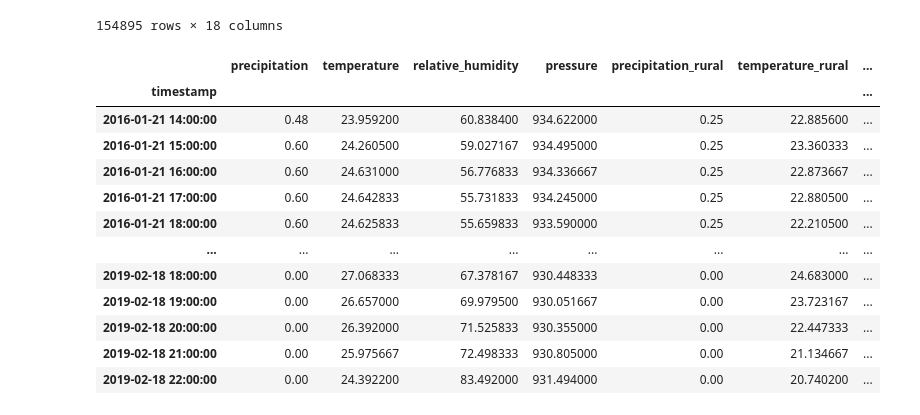
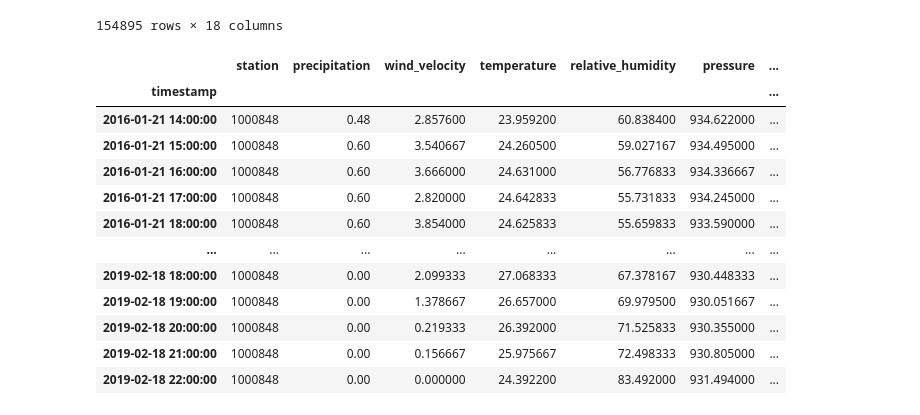
Before and after one commit to plbalmeida/ml-uhi, a Jupyter notebook: notebooks/1.0-preprocessing.ipynb, the cells around one changed output. Saved outputs shown, nothing was run; the diff lists cells and outputs as text; code cells hidden in the pictures.

```diff
--- a/notebooks/1.0-preprocessing.ipynb
+++ b/notebooks/1.0-preprocessing.ipynb
@@ -114,3 +87,6 @@ rural
+# %%
+lapa = pd.read_csv("../data/raw/lapa.csv").drop("Unnamed: 0", axis=1)
+rural = pd.read_csv("../data/raw/rural.csv").drop("Unnamed: 0", axis=1)
 # %%
 lapa = lapa.merge(rural, on="timestamp")
 lapa["uhi"] = lapa.temperature - lapa.temperature_rural
@@ -130,58 +106,58 @@ lapa
 | 154894 | 1000848 | Lapa | 2019-02-18 22:40:00 | 0.0 | 0.000 | 134.891 | 23.943 | ... |
 154895 rows × 18 columns
 # %%
-lapa = get_wind_components(
-    lapa,
-    wind_velocity='wind_velocity',
-    wind_direction='wind_direction',
-    x_name='wind_velocity_x',
-    y_name='wind_velocity_y'
-    )
+# lapa = get_wind_components(
+#     lapa,
+#     wind_velocity='wind_velocity',
+#     wind_direction='wind_direction',
+#     x_name='wind_velocity_x',
+#     y_name='wind_velocity_y'
+#     )
 
-lapa = get_wind_components(
-    lapa,
-    wind_velocity='wind_velocity_rural',
-    wind_direction='wind_direction_rural',
-    x_name='wind_velocity_x_rural',
-    y_name='wind_velocity_y_rural'
-    )
+# lapa = get_wind_components(
+#     lapa,
+#     wind_velocity='wind_velocity_rural',
+#     wind_direction='wind_direction_rural',
+#     x_name='wind_velocity_x_rural',
+#     y_name='wind_velocity_y_rural'
+#     )
 
-lapa = lapa.drop(['wind_velocity', "wind_velocity_rural"], axis=1)
+# lapa = lapa.drop(['wind_velocity', "wind_velocity_rural"], axis=1)
 
-lapa = get_wind_components(
-    lapa,
-    wind_velocity='wind_blow',
-    wind_direction='wind_direction',
-    x_name='wind_blow_x',
-    y_name='wind_blow_y'
-    )
+# lapa = get_wind_components(
+#     lapa,
+#     wind_velocity='wind_blow',
+#     wind_direction='wind_direction',
+#     x_name='wind_blow_x',
+#     y_name='wind_blow_y'
+#     )
 
-lapa = get_wind_components(
-    lapa,
-    wind_velocity='wind_blow_rural',
-    wind_direction='wind_direction_rural',
-    x_name='wind_blow_x_rural',
-    y_name='wind_blow_y_rural'
-    )
+# lapa = get_wind_components(
+#     lapa,
+#     wind_velocity='wind_blow_rural',
+#     wind_direction='wind_direction_rural',
+#     x_name='wind_blow_x_rural',
+#     y_name='wind_blow_y_rural'
+#     )
 
 lapa = lapa.drop(['wind_blow', 'wind_blow_rural'], axis=1)
 lapa = lapa.drop(['wind_direction', "wind_direction_rural"], axis=1)
 lapa = resample_data(lapa)
 lapa = lapa.reset_index()
 lapa = lapa.set_index("timestamp")
 
 lapa
 # %% [output]
-|  | precipitation | temperature | relative_humidity | pressure | precipitation_rural | temperature_rural | ... |
+|  | station | precipitation | wind_velocity | temperature | relative_humidity | pressure | ... |
 | timestamp |  |  |  |  |  |  | ... |
-| 2016-01-21 14:00:00 | 0.48 | 23.959200 | 60.838400 | 934.622000 | 0.25 | 22.885600 | ... |
-| 2016-01-21 15:00:00 | 0.60 | 24.260500 | 59.027167 | 934.495000 | 0.25 | 23.360333 | ... |
-| 2016-01-21 16:00:00 | 0.60 | 24.631000 | 56.776833 | 934.336667 | 0.25 | 22.873667 | ... |
-| 2016-01-21 17:00:00 | 0.60 | 24.642833 | 55.731833 | 934.245000 | 0.25 | 22.880500 | ... |
-| 2016-01-21 18:00:00 | 0.60 | 24.625833 | 55.659833 | 933.590000 | 0.25 | 22.210500 | ... |
+| 2016-01-21 14:00:00 | 1000848 | 0.48 | 2.857600 | 23.959200 | 60.838400 | 934.622000 | ... |
+| 2016-01-21 15:00:00 | 1000848 | 0.60 | 3.540667 | 24.260500 | 59.027167 | 934.495000 | ... |
+| 2016-01-21 16:00:00 | 1000848 | 0.60 | 3.666000 | 24.631000 | 56.776833 | 934.336667 | ... |
+| 2016-01-21 17:00:00 | 1000848 | 0.60 | 2.820000 | 24.642833 | 55.731833 | 934.245000 | ... |
+| 2016-01-21 18:00:00 | 1000848 | 0.60 | 3.854000 | 24.625833 | 55.659833 | 933.590000 | ... |
 | ... | ... | ... | ... | ... | ... | ... | ... |
-| 2019-02-18 18:00:00 | 0.00 | 27.068333 | 67.378167 | 930.448333 | 0.00 | 24.683000 | ... |
-| 2019-02-18 19:00:00 | 0.00 | 26.657000 | 69.979500 | 930.051667 | 0.00 | 23.723167 | ... |
-| 2019-02-18 20:00:00 | 0.00 | 26.392000 | 71.525833 | 930.355000 | 0.00 | 22.447333 | ... |
-| 2019-02-18 21:00:00 | 0.00 | 25.975667 | 72.498333 | 930.805000 | 0.00 | 21.134667 | ... |
-| 2019-02-18 22:00:00 | 0.00 | 24.392200 | 83.492000 | 931.494000 | 0.00 | 20.740200 | ... |
+| 2019-02-18 18:00:00 | 1000848 | 0.00 | 2.099333 | 27.068333 | 67.378167 | 930.448333 | ... |
+| 2019-02-18 19:00:00 | 1000848 | 0.00 | 1.378667 | 26.657000 | 69.979500 | 930.051667 | ... |
+| 2019-02-18 20:00:00 | 1000848 | 0.00 | 0.219333 | 26.392000 | 71.525833 | 930.355000 | ... |
+| 2019-02-18 21:00:00 | 1000848 | 0.00 | 0.156667 | 25.975667 | 72.498333 | 930.805000 | ... |
+| 2019-02-18 22:00:00 | 1000848 | 0.00 | 0.000000 | 24.392200 | 83.492000 | 931.494000 | ... |
```
Also changed, not shown: parts of 20 cells of this notebook.
